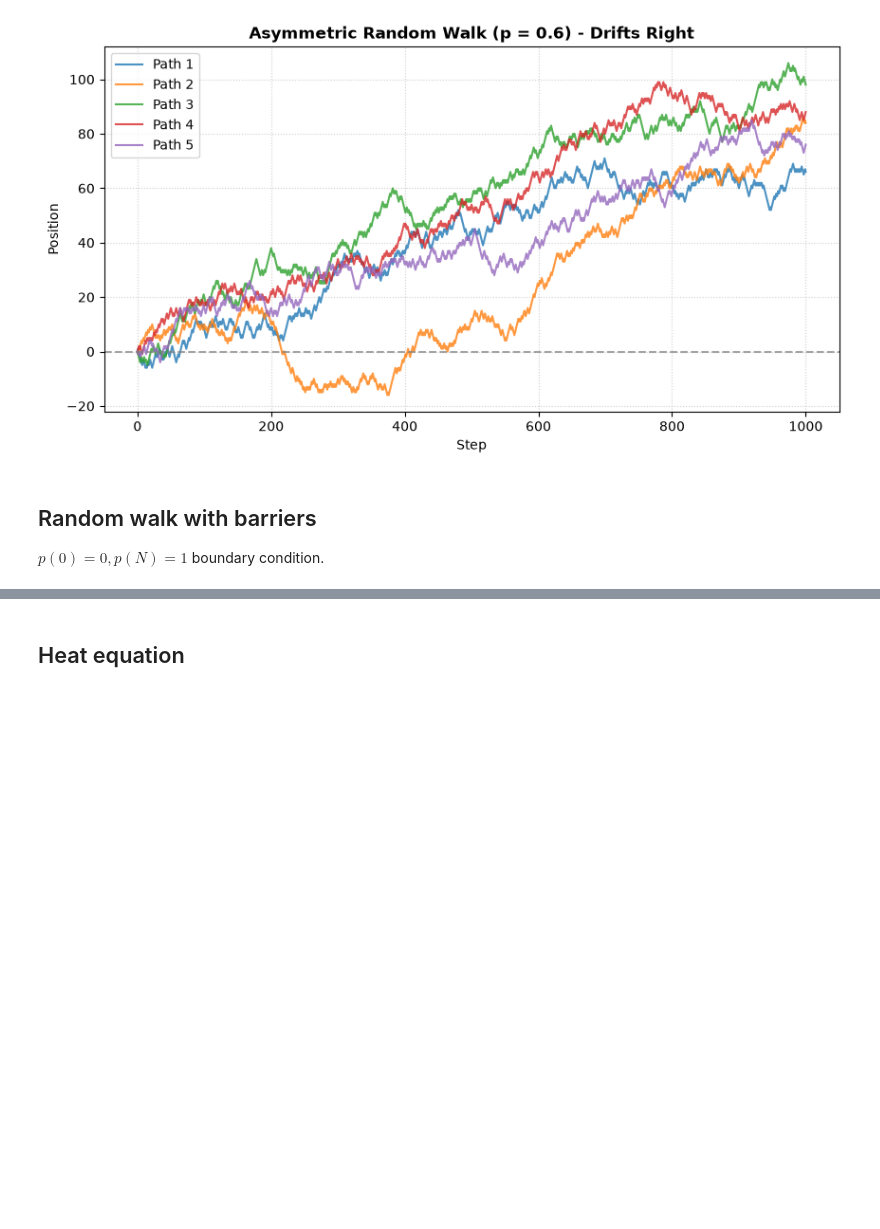
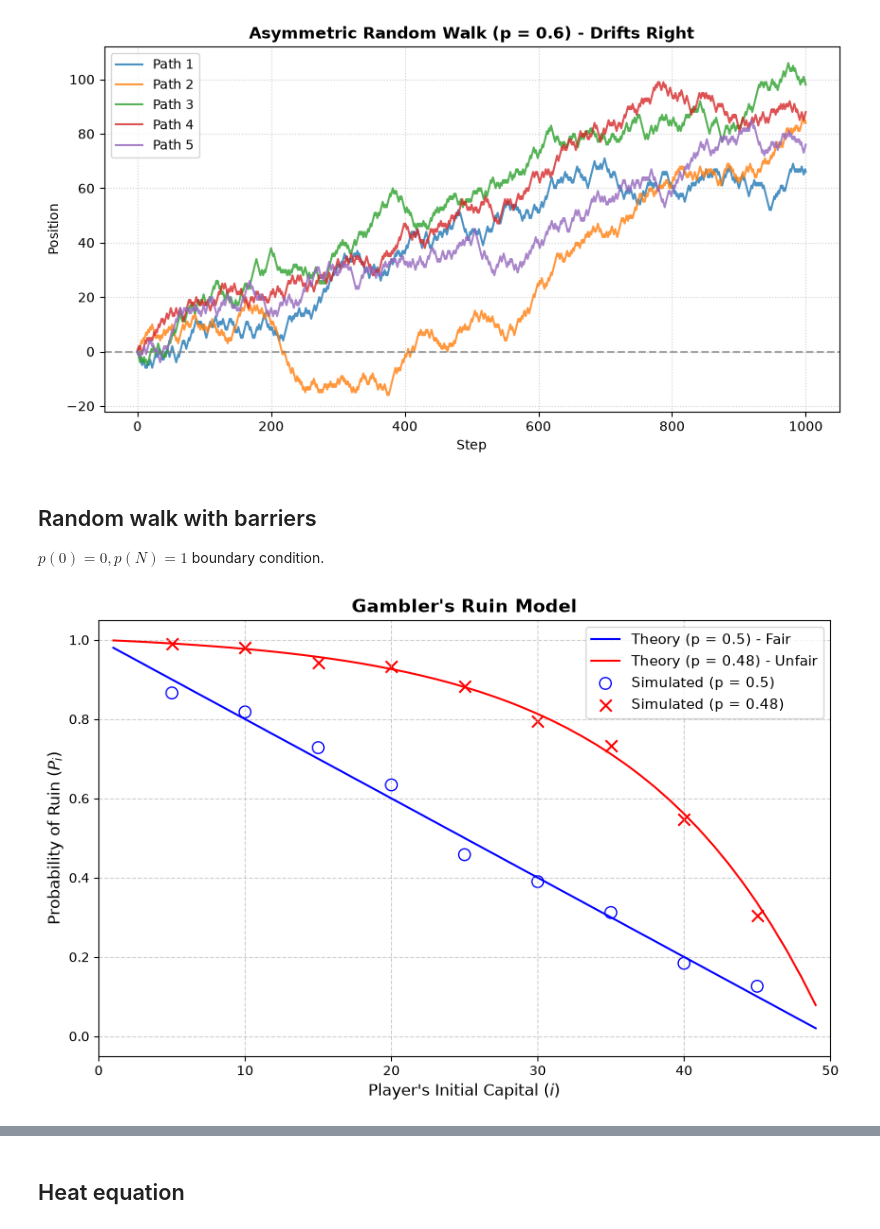
Before and after one commit to AleksyBalazinski/random-walk, a Jupyter notebook: experiments.ipynb, the cells around one changed output, grey strips where cells are left out. Saved outputs shown, nothing was run; the diff lists cells and outputs as text; code cells hidden in the pictures; blank space fills up the shorter version.

```diff
--- a/experiments.ipynb
+++ b/experiments.ipynb
@@ -187,23 +187,79 @@ for p, title in zip(p_values, titles):
 ## Random walk with barriers
 $p(0) = 0, p(N)=1$ boundary condition.
 # %%
-N = 20
-num_paths = 10000
+import numpy as np
+import matplotlib.pyplot as plt
 
-wins = np.zeros(N + 1)
+def theoretical_ruin_probability(i, N, p):
+    """
+    Calculates the exact theoretical probability of ruin.
+    i: initial capital of the player
+    N: total capital in the game (player + opponent)
+    p: probability that the player wins a round
+    """
+    q = 1 - p
 
-for x in range(N + 1):
-    pos = np.full(num_paths, x, dtype=int)
-    active = (pos > 0) & (pos < N)
+    if np.isclose(p, 0.5):
+        return (N - i) / N
 
-    while np.any(active):
-        pos[active] += np.where(
-            np.random.random(active.sum()) > 0.5,
-            1,
-            -1
-        )
-        active = (pos > 0) & (pos < N)
+    else:
+        ratio = q / p
+        numerator = (ratio)**i - (ratio)**N
+        denominator = 1 - (ratio)**N
+        return numerator / denominator
 
-    wins[x] = np.sum(pos == N)
+def simulate_gamblers_ruin(i, N, p, simulations=1000):
+    """
+    Simulates the game multiple times to find the empirical ruin probability.
+    """
+    ruin_count = 0
 
-wins /= num_paths
+    for _ in range(simulations):
+        capital = i
+        while 0 < capital < N:
+            # Player wins 1 unit with probability p, otherwise loses 1 unit
+            if np.random.rand() < p:
+                capital += 1
+            else:
+                capital -= 1
+
+        if capital == 0:
+            ruin_count += 1
+
+    return ruin_count / simulations
+
+N = 50
+p_fair = 0.5
+p_unfair = 0.48
+sim_trials = 500
+
+initial_capitals = np.arange(1, N)
+
+theory_fair = [theoretical_ruin_probability(i, N, p_fair) for i in initial_capitals]
+theory_unfair = [theoretical_ruin_probability(i, N, p_unfair) for i in initial_capitals]
+
+sim_capitals = np.arange(5, N, 5)
+sim_fair = [simulate_gamblers_ruin(i, N, p_fair, sim_trials) for i in sim_capitals]
+sim_unfair = [simulate_gamblers_ruin(i, N, p_unfair, sim_trials) for i in sim_capitals]
+
+plt.figure(figsize=(10, 6))
+
+plt.plot(initial_capitals, theory_fair, label=f'Theory (p = {p_fair}) - Fair', color='blue', linestyle='-')
+plt.plot(initial_capitals, theory_unfair, label=f'Theory (p = {p_unfair}) - Unfair', color='red', linestyle='-')
+
+plt.scatter(sim_capitals, sim_fair, color='blue', marker='o', facecolors='none', s=80, label='Simulated (p = 0.5)')
+plt.scatter(sim_capitals, sim_unfair, color='red', marker='x', s=80, label='Simulated (p = 0.48)')
+
+plt.title("Gambler's Ruin Model", fontsize=14, fontweight='bold')
+plt.xlabel("Player's Initial Capital ($i$)", fontsize=12)
+plt.ylabel("Probability of Ruin ($P_i$)", fontsize=12)
+plt.xlim(0, N)
+plt.ylim(-0.05, 1.05)
+plt.grid(True, linestyle='--', alpha=0.6)
+plt.legend(fontsize=11)
+
+# Show the plot
+plt.savefig(f'{FIG_DIR}/gamblers_ruin.pdf', format='pdf')
+plt.show()
+# %% [output]
+[figure, added]
```
Also changed, not shown: parts of 6 cells of this notebook, 5 other files.
